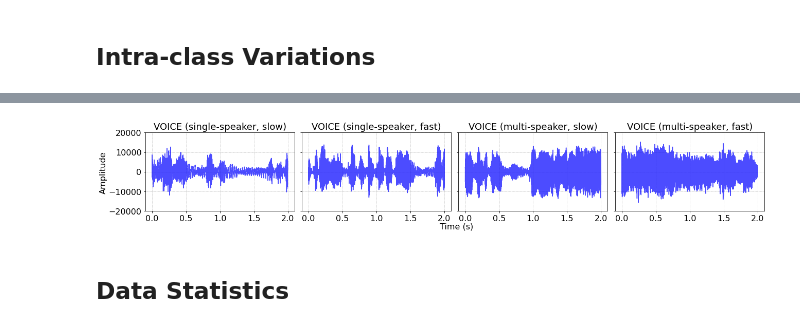
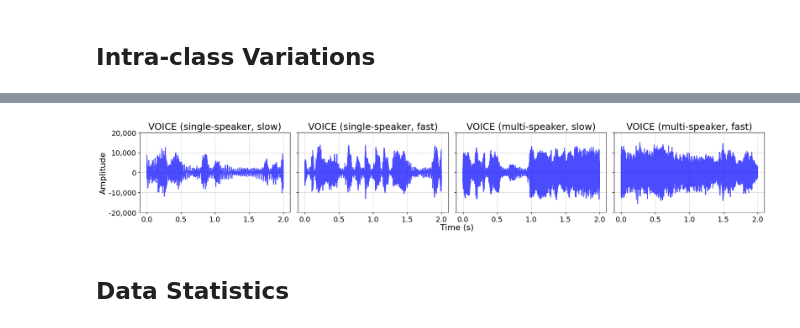
Before and after one commit to gist-ailab/BattleSound, a Jupyter notebook: visualize/main_figure.ipynb, the cells around one changed output, grey strips where cells are left out. Saved outputs shown, nothing was run; the diff lists cells and outputs as text; code cells hidden in the pictures.

```diff
--- a/visualize/main_figure.ipynb
+++ b/visualize/main_figure.ipynb
@@ -410,8 +432,13 @@ ax.plot(t4, wav_4, color=color, alpha=alpha)
 ax.grid(True, linewidth= 0.5, linestyle="--")
 ax.set_title('VOICE (single-speaker, slow)', fontsize=18)
 ax.set_ylim(-20000, 20000)
-ax.xaxis.set_tick_params(labelsize=16)
-ax.yaxis.set_tick_params(labelsize=16)
+
+
+ax.set_yticks([-20000, -10000, 0, 10000, 20000])
+ax.set_yticklabels(["-20,000", "-10,000", "0", "10,000", "20,000"])
+
+ax.xaxis.set_tick_params(labelsize=14)
+ax.yaxis.set_tick_params(labelsize=14)
 
 # Single Speaker
 start = 0 * 60 + 35
@@ -424,8 +451,8 @@ ax.grid(True, linewidth= 0.5, linestyle="--")
 ax.set_title('VOICE (single-speaker, fast)', fontsize=18)
 ax.set_ylim(-20000, 20000)
 ax.set_yticklabels([])
-ax.xaxis.set_tick_params(labelsize=16)
-ax.yaxis.set_tick_params(labelsize=16)
+ax.xaxis.set_tick_params(labelsize=14)
+ax.yaxis.set_tick_params(labelsize=14)
 
 # Multi-speaker
 start = 0 * 60 + 26
@@ -433,38 +460,38 @@ wav_4 = wav[int(start* sr) : int((start+2) * sr)] * 3
 t4 = np.array(list(range(0, len(wav_4)))) / sr
 
 ax = axes.flatten()[2]
 ax.plot(t4, wav_4, color=color, alpha=alpha)
 ax.grid(True, linewidth= 0.5, linestyle="--")
 ax.set_title('VOICE (multi-speaker, slow)', fontsize=18)
 ax.set_ylim(-20000, 20000)
 ax.set_yticklabels([])
-ax.xaxis.set_tick_params(labelsize=16)
-ax.yaxis.set_tick_params(labelsize=16)
+ax.xaxis.set_tick_params(labelsize=14)
+ax.yaxis.set_tick_params(labelsize=14)
 
 # Multi-speaker
 start = 0 * 60 + 58
 wav_4 = wav[int(start* sr) : int((start+2) * sr)]
 t4 = np.array(list(range(0, len(wav_4)))) / sr
 
 ax = axes.flatten()[3]
 ax.plot(t4, wav_4, color=color, alpha=alpha)
 ax.grid(True, linewidth= 0.5, linestyle="--")
 ax.set_title('VOICE (multi-speaker, fast)', fontsize=18)
 ax.set_ylim(-20000, 20000)
 ax.set_yticklabels([])
-ax.xaxis.set_tick_params(labelsize=16)
-ax.yaxis.set_tick_params(labelsize=16)
+ax.xaxis.set_tick_params(labelsize=14)
+ax.yaxis.set_tick_params(labelsize=14)
 
 # Total
 fig.set_facecolor('w')
 fig.text(0.5+0.03, -0.01, 'Time (s)', ha='center', fontsize=16)
 fig.text(-0.005, 0.5, 'Amplitude', va='center', rotation='vertical', fontsize=16)
 
 # Total Axis
 # fig.text(0.5+0.02, -0.04, '(a) WEAPON sound depending on the distance', ha='center', fontsize=12)
 plt.tight_layout()
 # %% [output]
-[figure, old version]
+[figure, new version]
 # %% [markdown]
 ## Data Statistics
 # %%
```
Also changed, not shown: parts of 8 cells of this notebook.
